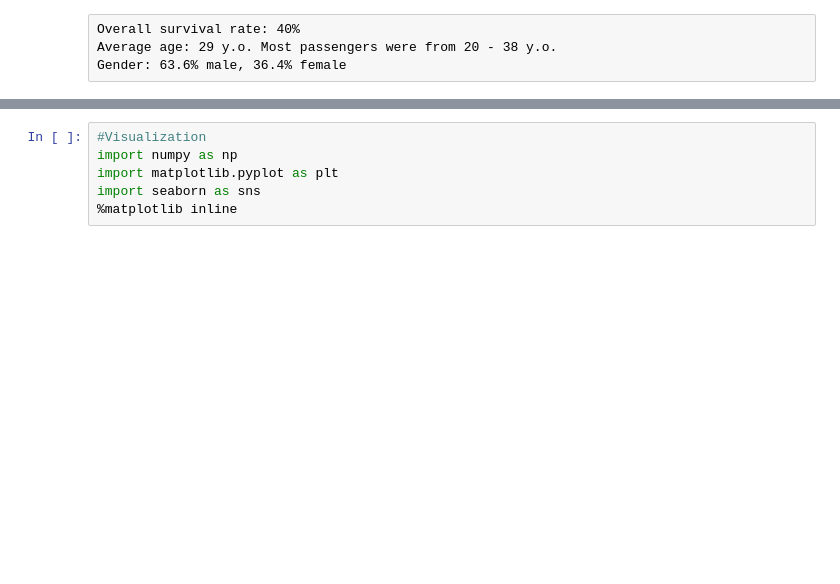
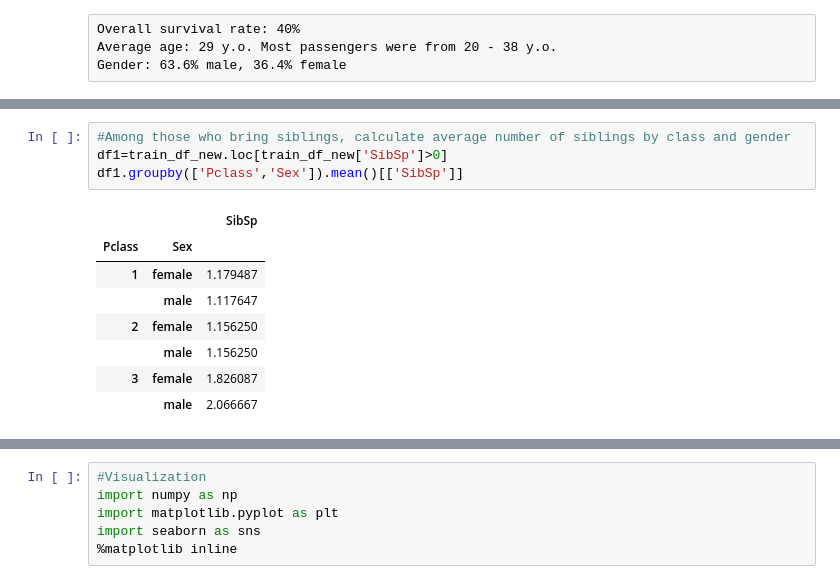
Before and after one commit to LeDuyAnh90/Titanic, a Jupyter notebook: Titanic.ipynb, the cells around one changed output, grey strips where cells are left out. Drawn from its saved outputs; the diff is of its cells as text; blank space fills up the shorter version.

```diff
--- a/Titanic.ipynb
+++ b/Titanic.ipynb
@@ -88,0 +137,13 @@ Gender: 63.6% male, 36.4% female
+# %%
+#Among those who bring siblings, calculate average number of siblings by class and gender
+df1=train_df_new.loc[train_df_new['SibSp']>0]
+df1.groupby(['Pclass','Sex']).mean()[['SibSp']]
+# %% [output]
+|  |  | SibSp |
+| Pclass | Sex |  |
+| 1 | female | 1.179487 |
+|  | male | 1.117647 |
+| 2 | female | 1.156250 |
+|  | male | 1.156250 |
+| 3 | female | 1.826087 |
+|  | male | 2.066667 |
```
Also changed, not shown: parts of 7 cells of this notebook.
